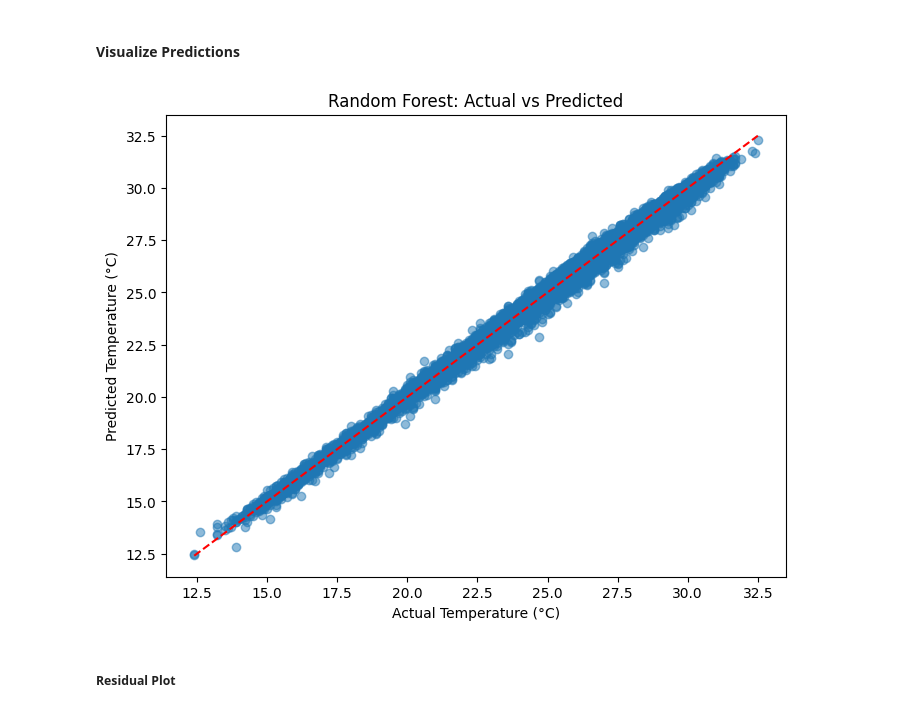
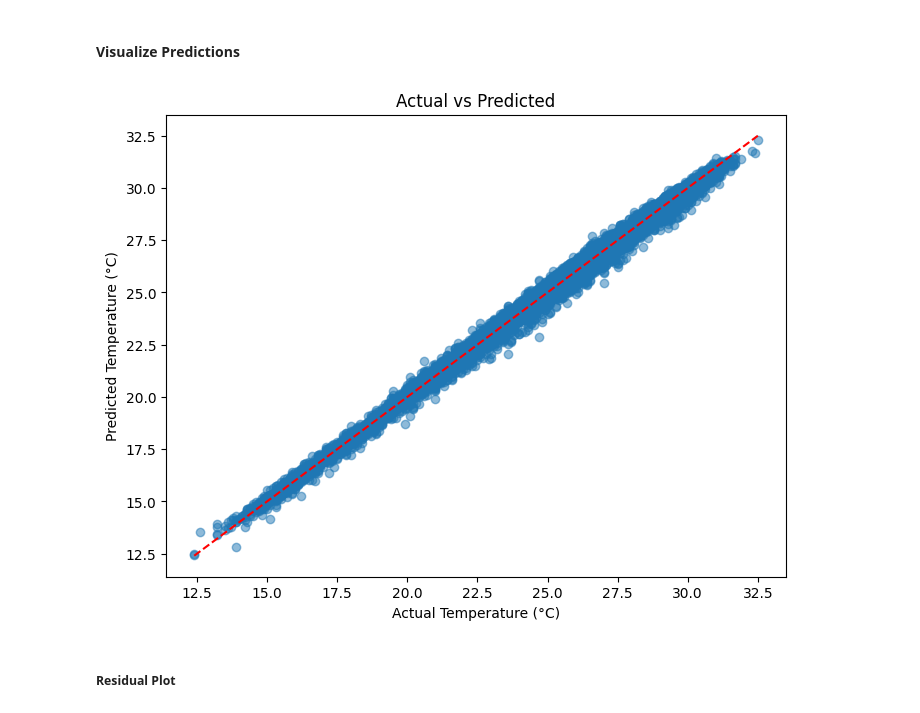
Before and after one commit to IT21271182/ML-Assignment, a Jupyter notebook: IT21271182_Random_Forest.ipynb, the cells around one changed output. Cells and saved outputs as stored; diff of their text form; code cells hidden in the pictures.

```diff
--- a/IT21271182_Random_Forest.ipynb
+++ b/IT21271182_Random_Forest.ipynb
@@ -371,13 +371,13 @@ R2 Score: 0.9952176950535077
 # %%
 plt.figure(figsize=(8,6))  # set figure size
 plt.scatter(y_test, y_pred, alpha=0.5)  # plot actual vs predicted values
 plt.xlabel('Actual Temperature (°C)')  # x-axis label
 plt.ylabel('Predicted Temperature (°C)')  # y-axis label
-plt.title('Random Forest: Actual vs Predicted')  # title of the plot
+plt.title('Actual vs Predicted')  # title of the plot
 plt.plot([y_test.min(), y_test.max()], [y_test.min(), y_test.max()], 'r--')  # reference line
 plt.show()  # show plot
 # %% [output]
-[figure, old version]
+[figure, new version]
 # %% [markdown]
  ##### Residual Plot
 # %% [markdown]
```
Also changed, not shown: parts of 1 cell of this notebook.
